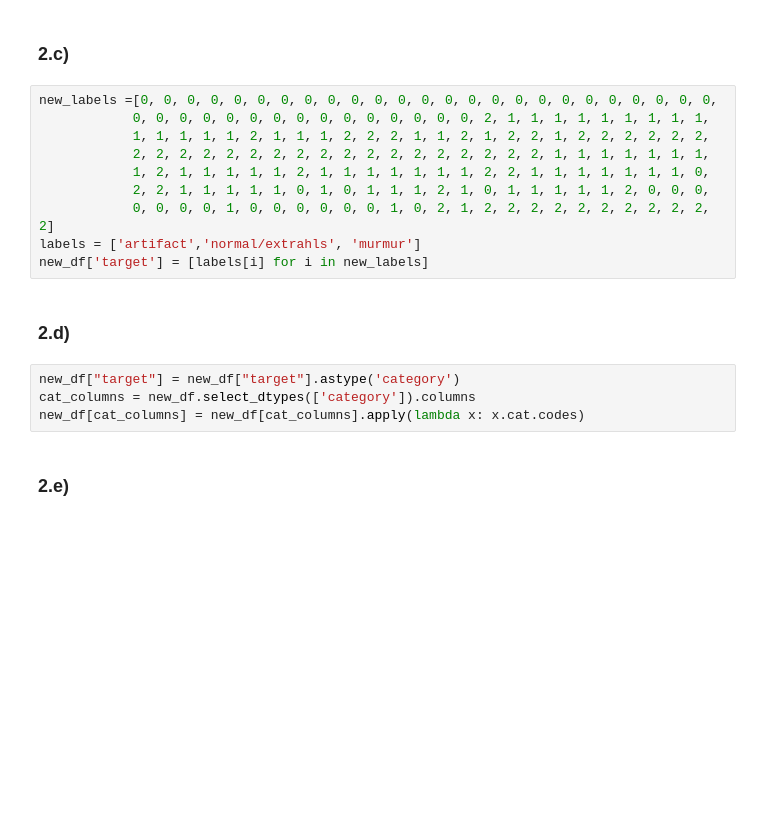
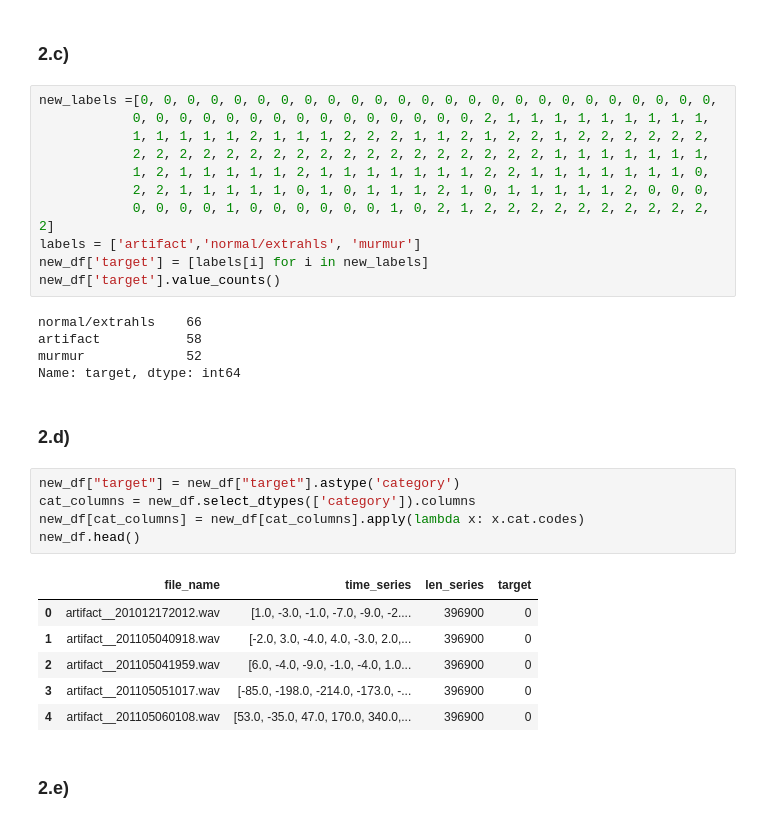
Before and after one commit to GabrielValenzuelaLorca/tarea2maquinas, a Jupyter notebook: Tarea 2.ipynb, the cells around one changed output. Saved outputs shown, nothing was run; the diff lists cells and outputs as text; blank space fills up the shorter version.

```diff
--- a/Tarea 2.ipynb
+++ b/Tarea 2.ipynb
@@ -241,12 +246,26 @@ new_labels =[0, 0, 0, 0, 0, 0, 0, 0, 0, 0, 0, 0, 0, 0, 0, 0, 0, 0, 0, 0, 0, 0, 0
             0, 0, 0, 0, 1, 0, 0, 0, 0, 0, 0, 1, 0, 2, 1, 2, 2, 2, 2, 2, 2, 2, 2, 2, 2, 2]
 labels = ['artifact','normal/extrahls', 'murmur']
 new_df['target'] = [labels[i] for i in new_labels]
+new_df['target'].value_counts()
+# %% [output]
+normal/extrahls    66
+artifact           58
+murmur             52
+Name: target, dtype: int64
 # %% [markdown]
 ### 2.d)
 # %%
 new_df["target"] = new_df["target"].astype('category')
 cat_columns = new_df.select_dtypes(['category']).columns
 new_df[cat_columns] = new_df[cat_columns].apply(lambda x: x.cat.codes)
+new_df.head()
+# %% [output]
+|  | file_name | time_series | len_series | target |
+| 0 | artifact__201012172012.wav | [1.0, -3.0, -1.0, -7.0, -9.0, -2.... | 396900 | 0 |
+| 1 | artifact__201105040918.wav | [-2.0, 3.0, -4.0, 4.0, -3.0, 2.0,... | 396900 | 0 |
+| 2 | artifact__201105041959.wav | [6.0, -4.0, -9.0, -1.0, -4.0, 1.0... | 396900 | 0 |
+| 3 | artifact__201105051017.wav | [-85.0, -198.0, -214.0, -173.0, -... | 396900 | 0 |
+| 4 | artifact__201105060108.wav | [53.0, -35.0, 47.0, 170.0, 340.0,... | 396900 | 0 |
 # %% [markdown]
 ### 2.e)
 # %%
```
Also changed, not shown: parts of 13 cells of this notebook.
